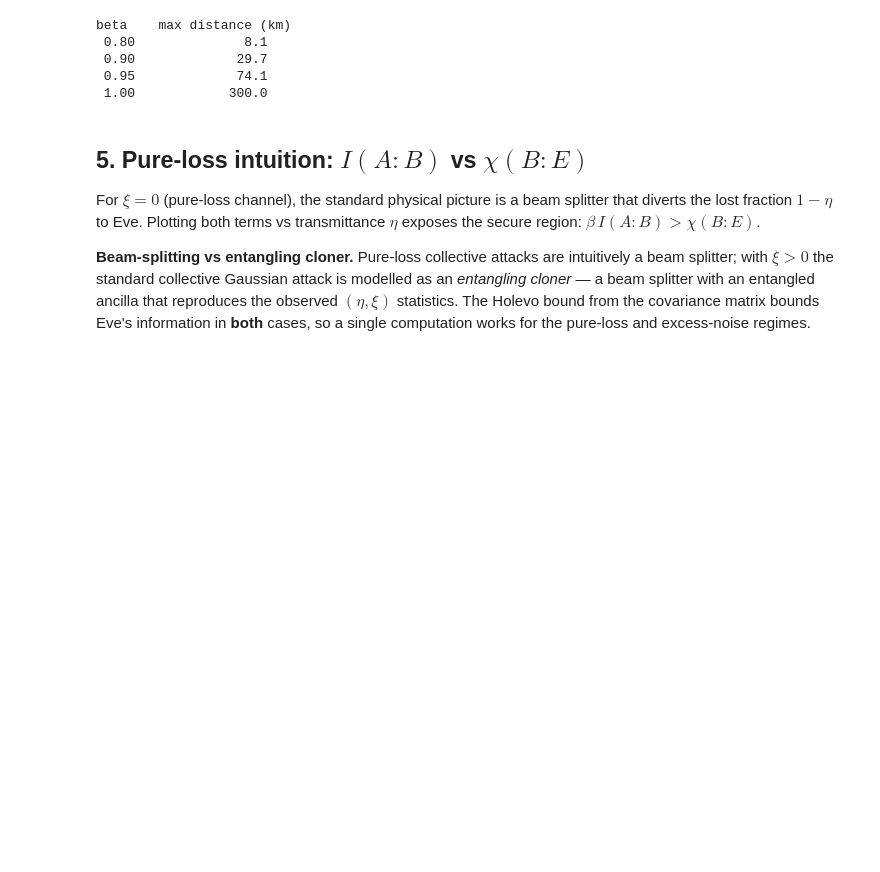
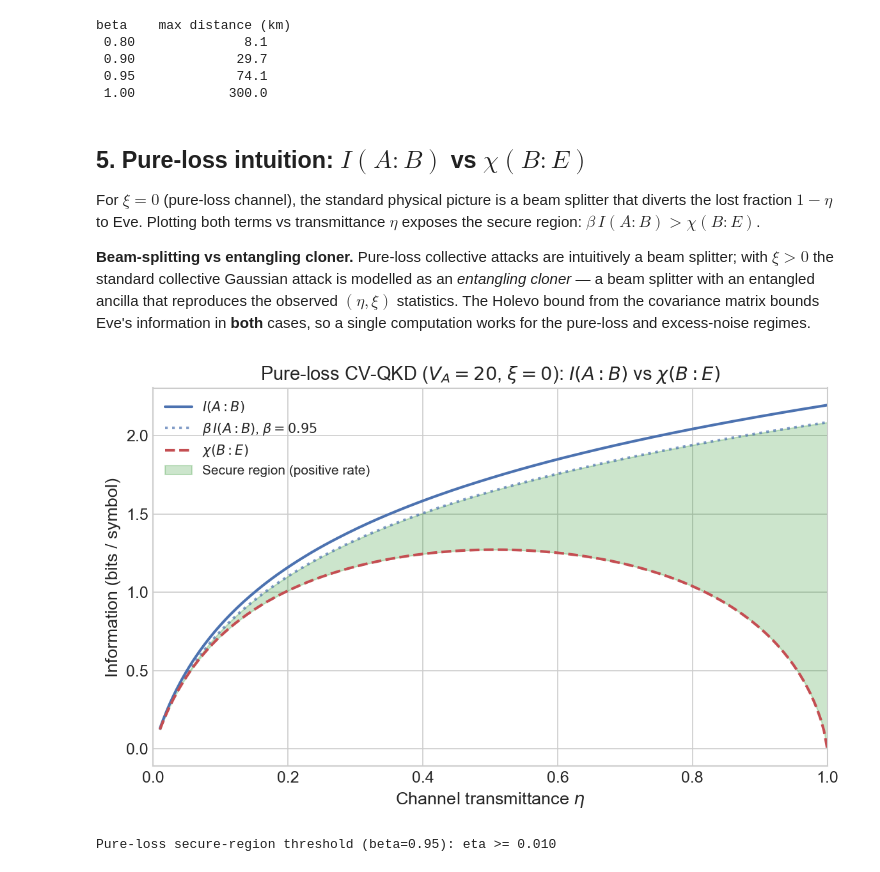
Before and after one commit to abbas-ahmad-cowlar/qkd-protocol-simulator, a Jupyter notebook: notebooks/05_key_rate_analysis.ipynb, the cells around one changed output. Cells and saved outputs as stored; diff of their text form; code cells hidden in the pictures; blank space fills up the shorter version.

Commit message:
Add 05 key rate analysis code cell 12

```diff
--- a/notebooks/05_key_rate_analysis.ipynb
+++ b/notebooks/05_key_rate_analysis.ipynb
@@ -187,3 +187,40 @@ beta    max distance (km)
 For $\xi = 0$ (pure-loss channel), the standard physical picture is a beam splitter that diverts the lost fraction $1 - \eta$ to Eve. Plotting both terms vs transmittance $\eta$ exposes the secure region: $\beta\,I(A:B) > \chi(B:E)$.
 
 **Beam-splitting vs entangling cloner.** Pure-loss collective attacks are intuitively a beam splitter; with $\xi > 0$ the standard collective Gaussian attack is modelled as an *entangling cloner* &mdash; a beam splitter with an entangled ancilla that reproduces the observed $(\eta, \xi)$ statistics. The Holevo bound from the covariance matrix bounds Eve's information in **both** cases, so a single computation works for the pure-loss and excess-noise regimes.
+# %%
+etas = np.linspace(0.01, 1.0, 200)
+I_AB = cvqkd_mutual_info_homodyne(20, etas, 0.0)
+chi_BE = cvqkd_holevo_bound_homodyne(20, etas, 0.0)
+beta_demo = 0.95
+
+fig, ax = plt.subplots(figsize=(8, 5))
+ax.plot(etas, I_AB, '-', linewidth=2, color='#4C72B0',
+        label=r'$I(A:B)$')
+ax.plot(etas, beta_demo * I_AB, ':', linewidth=2, color='#4C72B0',
+        alpha=0.7, label=fr'$\beta\, I(A:B)$, $\beta={beta_demo}$')
+ax.plot(etas, chi_BE, '--', linewidth=2, color='#C44E52',
+        label=r'$\chi(B:E)$')
+secure = beta_demo * I_AB > chi_BE
+ax.fill_between(etas, chi_BE, beta_demo * I_AB,
+                where=secure, alpha=0.2, color='green',
+                label='Secure region (positive rate)')
+ax.set_xlabel(r'Channel transmittance $\eta$', fontsize=13)
+ax.set_ylabel('Information (bits / symbol)', fontsize=13)
+ax.set_title(r'Pure-loss CV-QKD ($V_A = 20$, $\xi = 0$):'
+             r' $I(A:B)$ vs $\chi(B:E)$', fontsize=14)
+ax.legend(fontsize=10, loc='upper left')
+ax.set_xlim(0, 1)
+plt.tight_layout()
+plt.savefig(FIG_DIR / 'cvqkd_pure_loss_information.png', dpi=300,
+            bbox_inches='tight')
+plt.show()
+
+if secure.any():
+    eta_thresh = float(etas[secure][0])
+    print(f'Pure-loss secure-region threshold (beta={beta_demo}): '
+          f'eta >= {eta_thresh:.3f}')
+else:
+    print('No secure region under these parameters.')
+# %% [output]
+[figure, added]
+Pure-loss secure-region threshold (beta=0.95): eta >= 0.010
```
